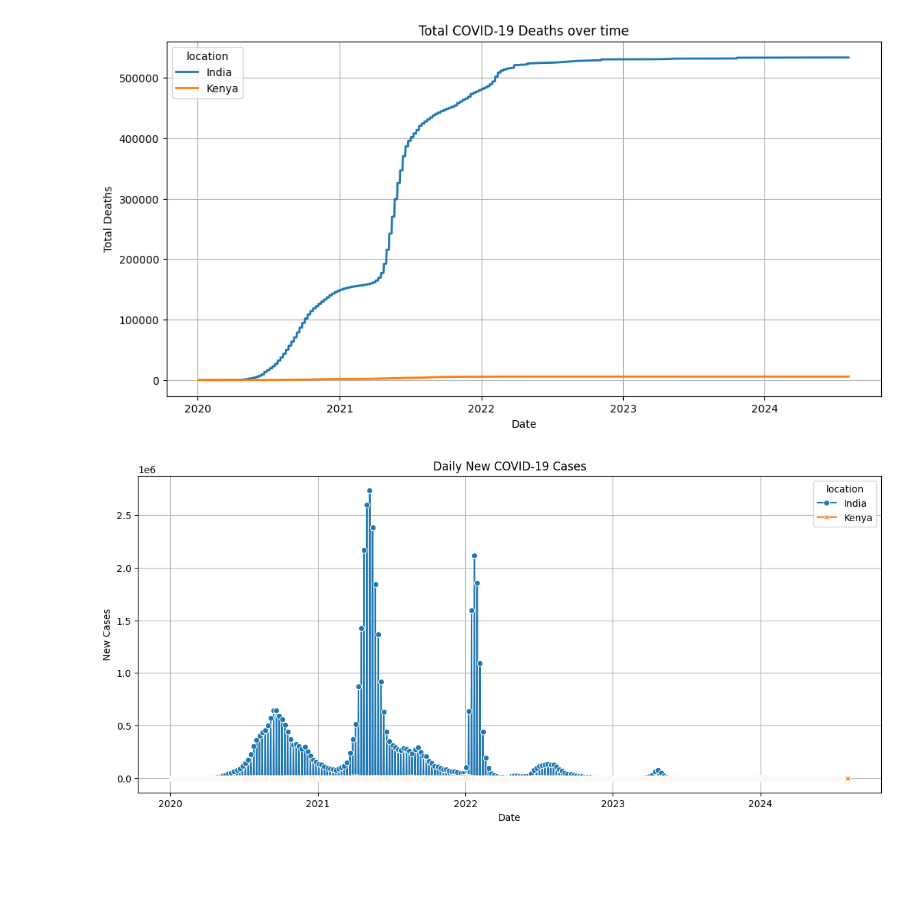
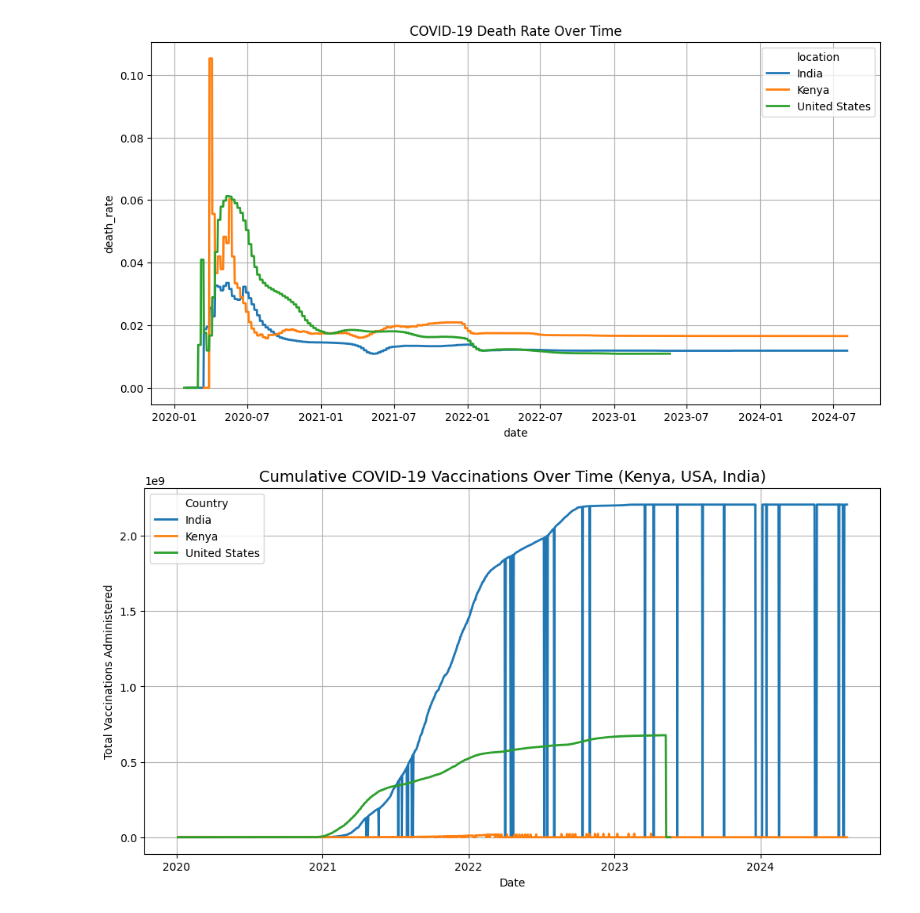
Before and after one commit to AKWANA686/covid-analysis, a Jupyter notebook: global_data_tracker.ipynb, the cells around one changed output. Cells and saved outputs as stored; diff of their text form; code cells hidden in the pictures; blank space fills up the shorter version.

```diff
--- a/global_data_tracker.ipynb
+++ b/global_data_tracker.ipynb
@@ -168,37 +156,32 @@ plt.show()
+# %%
+# Death rate
+df_clean.loc[:, "death_rate"] = df_clean["total_deaths"] / df_clean["total_cases"]
 # %%
-# Plot total deaths over time.
+# Death rate over time
 plt.figure(figsize=(12, 6))
-sns.lineplot(
-    data = df_clean,
-    x = 'date',
-    y = 'total_deaths',
-    hue = 'location',
-    linewidth = 2
-)
-plt.title('Total COVID-19 Deaths over time')
-plt.xlabel('Date')
-plt.ylabel('Total Deaths')
+sns.lineplot(data=df_clean, x="date", y="death_rate", hue="location", linewidth=2)
+plt.title("COVID-19 Death Rate Over Time")
 plt.grid(True)
 plt.show()
 # %% [output]
-[figure, old version]
+[figure, new version]
 # %%
-# Compare daily new cases between countries.
-plt.figure(figsize=(14, 6))
+# Visualizing Vaccination Progress
+# Goal: Analyze vaccination rollouts.
+
+
+# Tasks: Total Vaccinations over time
+# Plot cumulative vaccinations over time for selected countries.
+plt.figure(figsize=(12, 6))
 sns.lineplot(
-    data = df_clean,
-    x ='date',
-    y = 'new_cases',
-    hue = 'location',
-    style='location',
-    markers=True,
-    dashes=False
+    data=df_clean, x="date", y="total_vaccinations", hue="location", linewidth=2
 )
-plt.title('Daily New COVID-19 Cases')
-plt.xlabel('Date')
-plt.ylabel('New Cases')
+plt.title("Cumulative COVID-19 Vaccinations Over Time (Kenya, USA, India)", fontsize=14)
+plt.xlabel("Date")
+plt.ylabel("Total Vaccinations Administered")
 plt.grid(True)
+plt.legend(title="Country")
 plt.show()
 # %% [output]
-[figure, old version]
+[figure, new version]
 # %%
```
Also changed, not shown: parts of 25 cells of this notebook, 1 other file.
